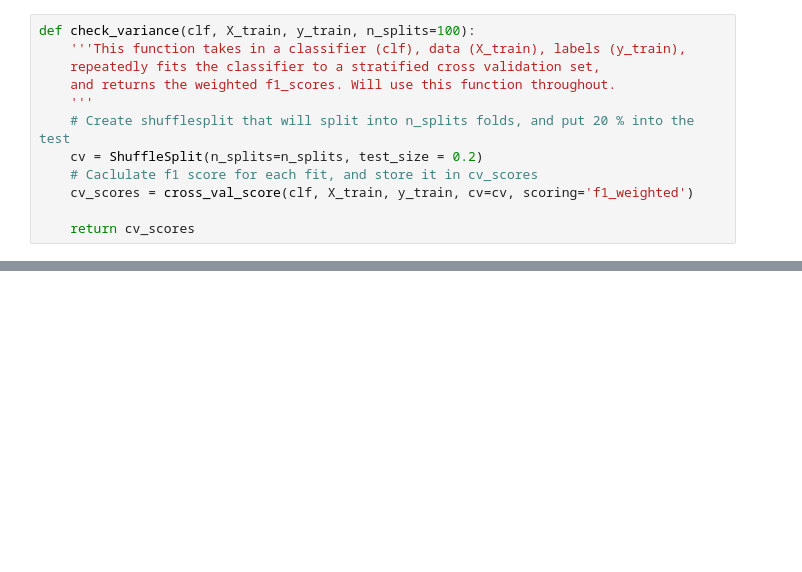
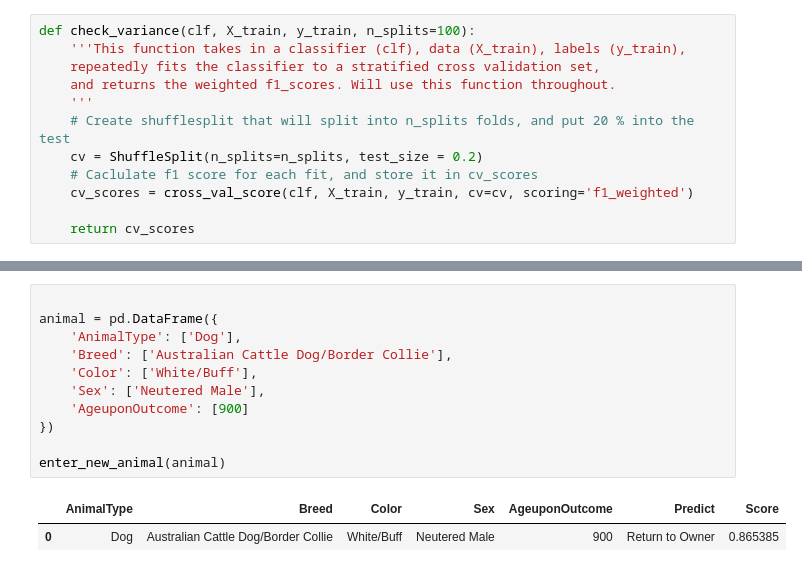
Before and after one commit to BZaldua/animal-shelter-AI, a Jupyter notebook: Shelter_Animal_Prediction_Models_unai.ipynb, the cells around one changed output, grey strips where cells are left out. Drawn from its saved outputs; the diff is of its cells as text; blank space fills up the shorter version.

```diff
--- a/Shelter_Animal_Prediction_Models_unai.ipynb
+++ b/Shelter_Animal_Prediction_Models_unai.ipynb
@@ -873,0 +869,14 @@ dic
+# %%
+
+animal = pd.DataFrame({
+    'AnimalType': ['Dog'],
+    'Breed': ['Australian Cattle Dog/Border Collie'],
+    'Color': ['White/Buff'],
+    'Sex': ['Neutered Male'],
+    'AgeuponOutcome': [900]
+})
+
+enter_new_animal(animal)
+# %% [output]
+|  | AnimalType | Breed | Color | Sex | AgeuponOutcome | Predict | Score |
+| 0 | Dog | Australian Cattle Dog/Border Collie | White/Buff | Neutered Male | 900 | Return to Owner | 0.865385 |
```
Also changed, not shown: parts of 41 cells of this notebook.
